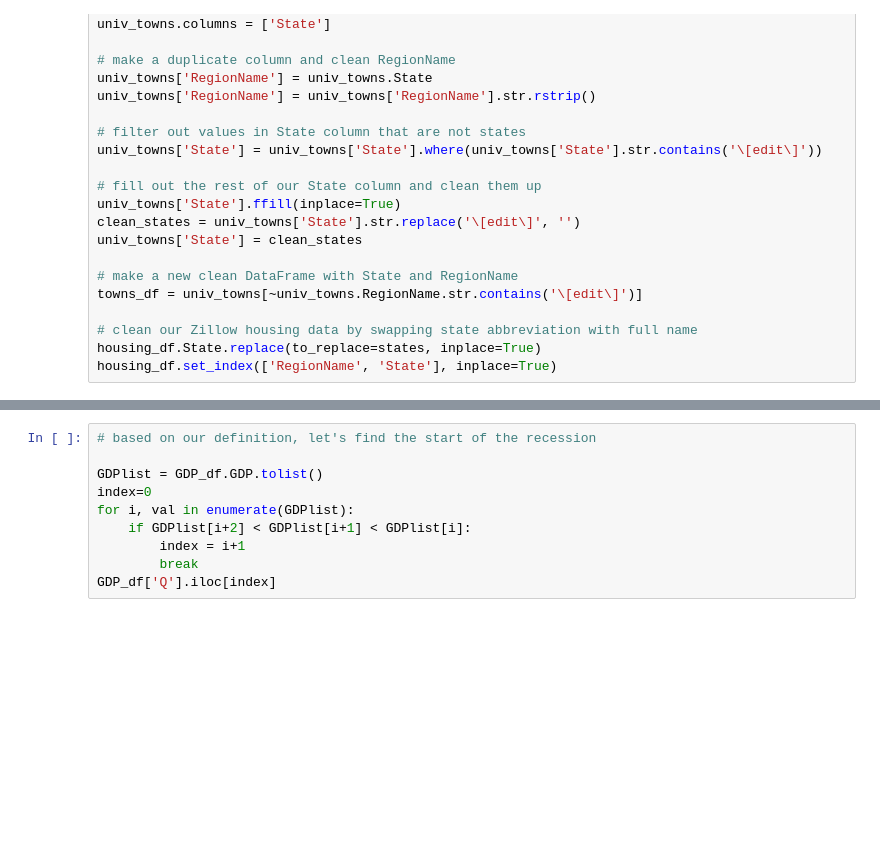
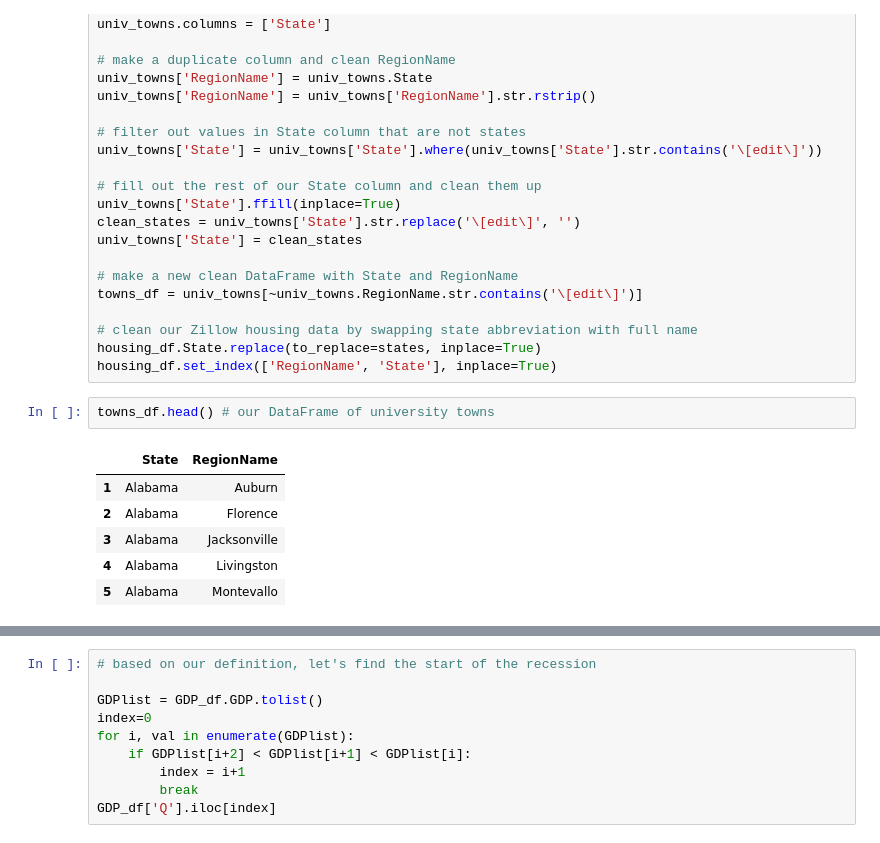
Before and after one commit to stephperk/data-analysis, a Jupyter notebook: recession_university_zillow.ipynb, the cells around one changed output, grey strips where cells are left out. Drawn from its saved outputs; the diff is of its cells as text; blank space fills up the shorter version.

```diff
--- a/recession_university_zillow.ipynb
+++ b/recession_university_zillow.ipynb
@@ -57,3 +59,12 @@ towns_df = univ_towns[~univ_towns.RegionName.str.contains('\[edit\]')]
 # clean our Zillow housing data by swapping state abbreviation with full name
 housing_df.State.replace(to_replace=states, inplace=True)
 housing_df.set_index(['RegionName', 'State'], inplace=True)
+# %%
+towns_df.head() # our DataFrame of university towns
+# %% [output]
+|  | State | RegionName |
+| 1 | Alabama | Auburn |
+| 2 | Alabama | Florence |
+| 3 | Alabama | Jacksonville |
+| 4 | Alabama | Livingston |
+| 5 | Alabama | Montevallo |
```
Also changed, not shown: parts of 10 cells of this notebook.
